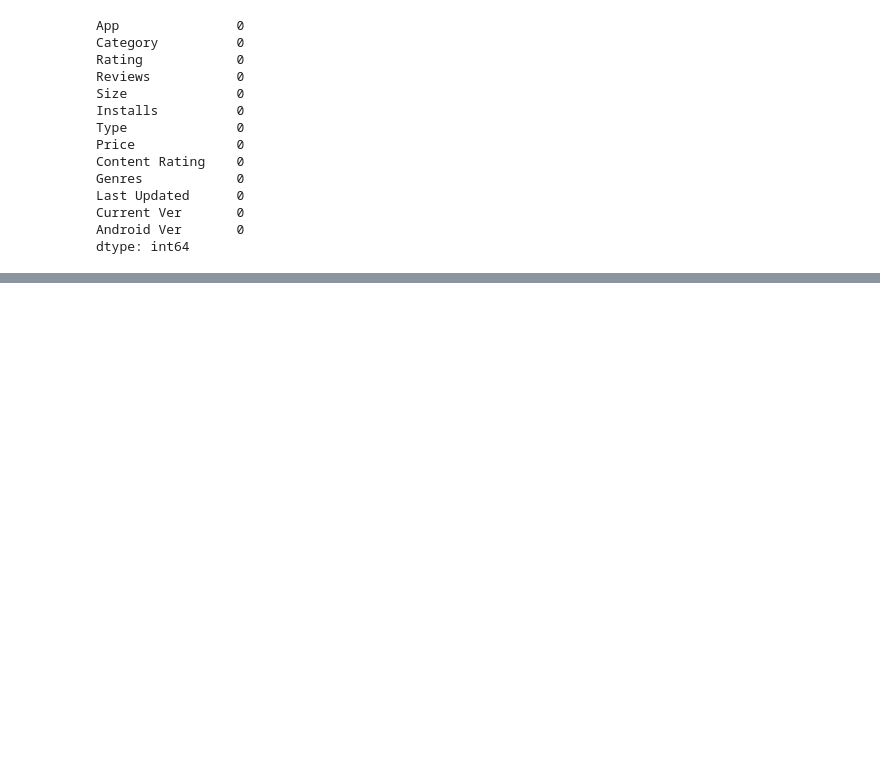
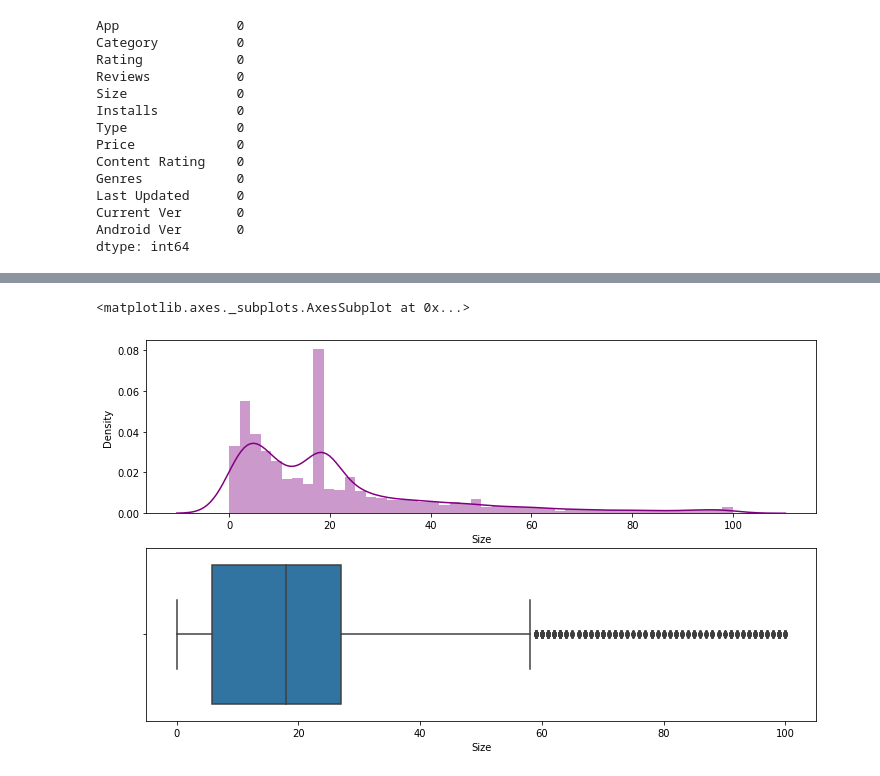
Before and after one commit to sagar26398/Play-StoreAnalysis, a Jupyter notebook: Play_Store_apps(almatitens).ipynb, the cells around one changed output, grey strips where cells are left out. Saved outputs shown, nothing was run; the diff lists cells and outputs as text; code cells hidden in the pictures; blank space fills up the shorter version.

```diff
--- a/Play_Store_apps(almatitens).ipynb
+++ b/Play_Store_apps(almatitens).ipynb
@@ -181,0 +289,6 @@ dtype: int64
+# %%
+
+# '1,000+' is a value in one row of column 'Size', remove this row from df_1
+
+x=df[df['Size']=='1,000+'].index
+df.drop(axis=0, inplace=True, index=x)
@@ -181,0 +310,22 @@ dtype: int64
+# %%
+def remove_end_letter(size):
+  if size[-1]=='M':
+    size=size[:-1]
+    return float(size)
+  elif size[-1]=='k':
+    return float(size[:-1])/1000
+  else:
+    return 0.0
+# %%
+df.Size=df.Size.apply(remove_end_letter)
+# %%
+
+# Replacing the 0.0 value with mean values
+df['Size']=df['Size'].replace(0.0,df['Size'].mean())
+# %%
+fig, ax = plt.subplots(2,1, figsize=(12,7))
+sns.distplot(df[df['Size'] != 'Varies with device']['Size'], color='purple', ax=ax[0])
+sns.boxplot(x='Size',data=df, ax=ax[1])
+# %% [output]
+<matplotlib.axes._subplots.AxesSubplot at 0x...>
+[figure, added]
```
Also changed, not shown: parts of 19 cells of this notebook.
